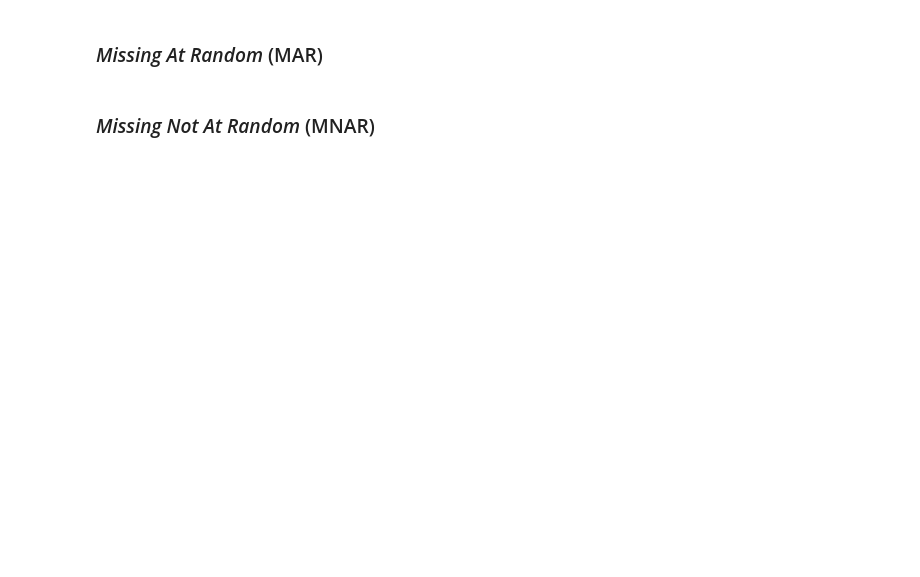
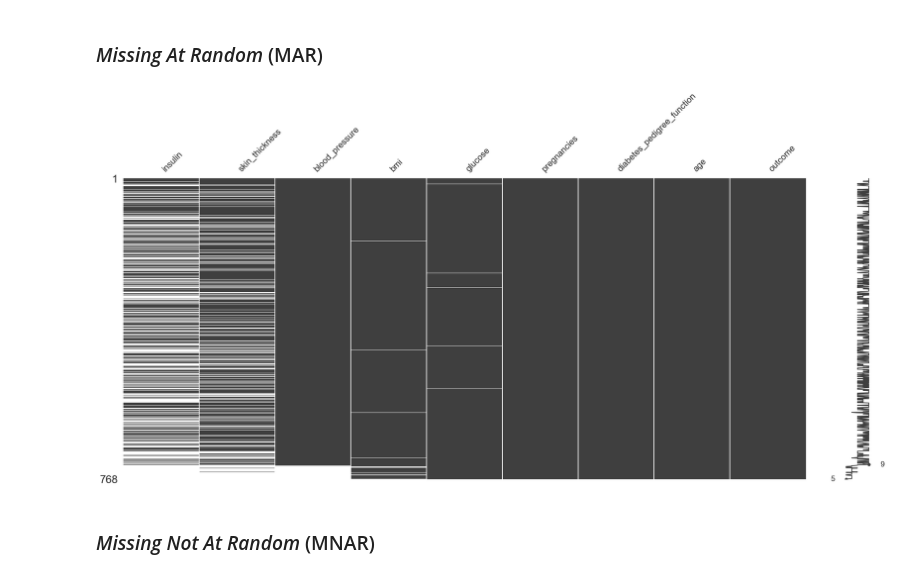
Before and after one commit to RaymundoSGlz/Manejo-de-datos-faltantes, a Jupyter notebook: live-exploration-missing-values.ipynb, the cells around one changed output. Cells and saved outputs as stored; diff of their text form; code cells hidden in the pictures; blank space fills up the shorter version.

```diff
--- a/live-exploration-missing-values.ipynb
+++ b/live-exploration-missing-values.ipynb
@@ -607,4 +797,13 @@ Ejemplo, encontrar los pares faltantes de `name` y `time`.
 # %% [markdown]
 ### _Missing At Random_ (MAR)
+# %%
+(
+    diabetes_df
+    .missing.sort_variables_by_missingness()
+    .sort_values(by='blood_pressure') # ordena los valores segun una columna
+    .pipe(missingno.matrix)
+);
+# %% [output]
+[figure, added]
 # %% [markdown]
 ### _Missing Not At Random_ (MNAR)
```
Also changed, not shown: parts of 18 cells of this notebook, 1 other file.
